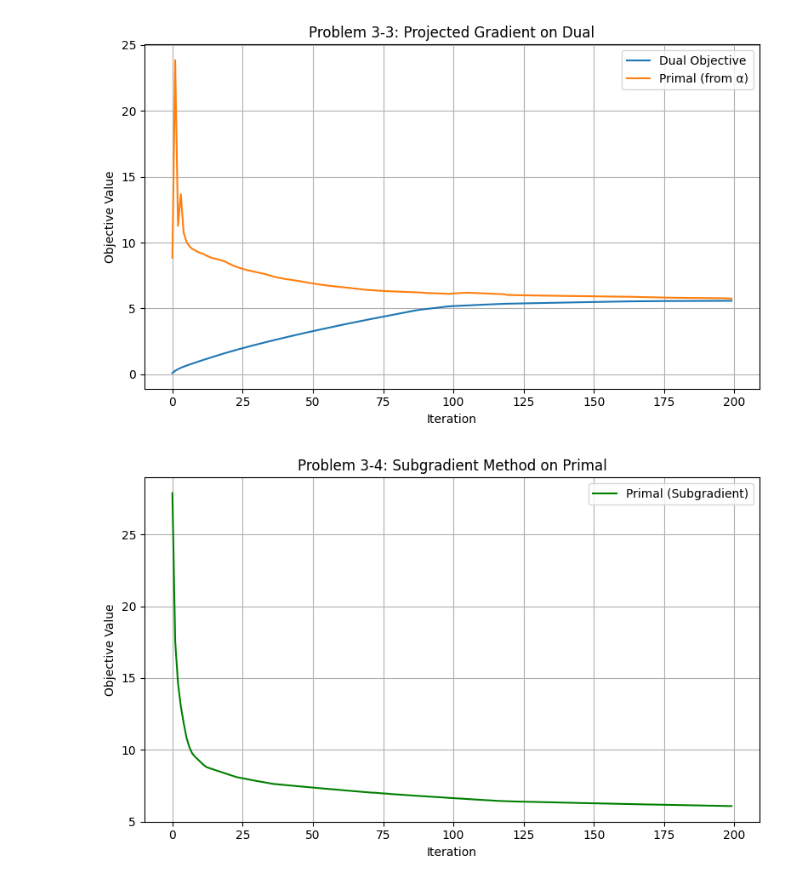
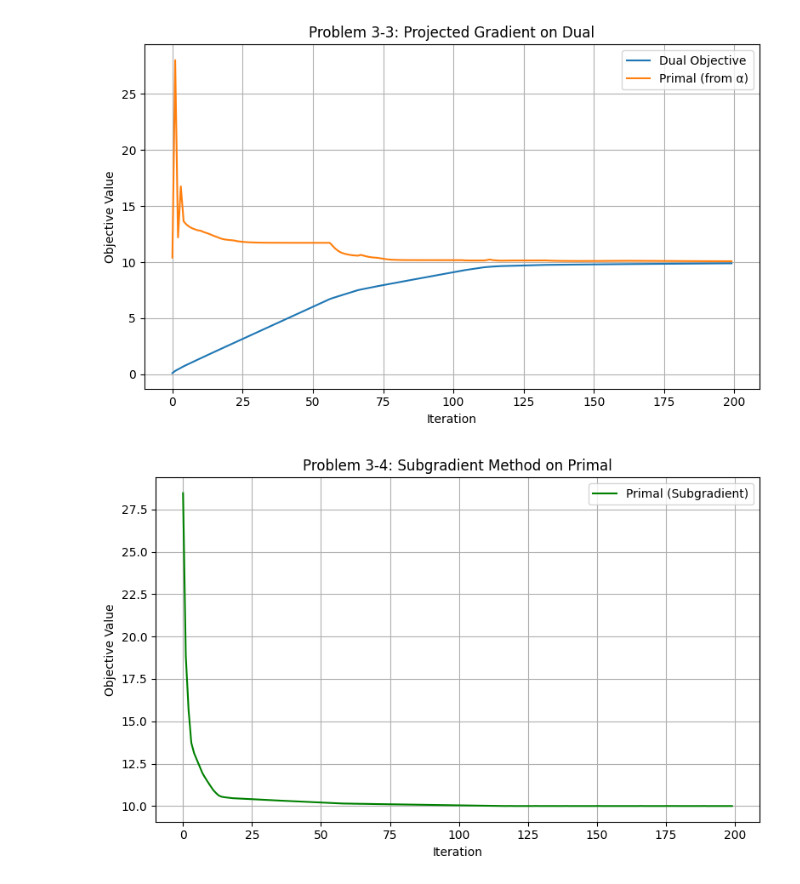
Before and after one commit to hinata3635/advanced_machine_learning, a Jupyter notebook: problem3.ipynb, the cells around one changed output. Saved outputs shown, nothing was run; the diff lists cells and outputs as text; code cells hidden in the pictures.

```diff
--- a/problem3.ipynb
+++ b/problem3.ipynb
@@ -5,9 +5,9 @@ import matplotlib.pyplot as plt
 # --- データ生成 ---
 np.random.seed(0)
 n = 40
+omega = np.random.randn(1)
+noise = 0.8 * np.random.randn(n, 1)
 x = np.random.randn(n, 2)
-omega = np.array([2.0])
-noise = 0.1 * np.random.randn(n, 1)
 y = 2 * ((omega * x[:, 0:1] + x[:, 1:2] + noise) > 0) - 1
 y = y.flatten()
 
@@ -57,32 +57,32 @@ for t in range(max_iter):
     w -= eta * subgrad
 
     # 主目的関数値の記録
     hinge = np.maximum(0, 1 - y * (x @ w))
     primal_obj = np.sum(hinge) + lam * np.linalg.norm(w) ** 2
     subgrad_losses.append(primal_obj)
 
 # --- 小問3の図：DualとDualから得たPrimal ---
 plt.figure(figsize=(8, 5))
 plt.plot(dual_losses, label='Dual Objective')
 plt.plot(primal_losses_from_dual, label='Primal (from α)')
 plt.xlabel("Iteration")
 plt.ylabel("Objective Value")
 plt.title("Problem 3-3: Projected Gradient on Dual")
 plt.legend()
 plt.grid(True)
 plt.tight_layout()
 plt.show()
 
 # --- 小問4の図：SubgradientによるPrimal最適化 ---
 plt.figure(figsize=(8, 5))
 plt.plot(subgrad_losses, label='Primal (Subgradient)', color='green')
 plt.xlabel("Iteration")
 plt.ylabel("Objective Value")
 plt.title("Problem 3-4: Subgradient Method on Primal")
 plt.legend()
 plt.grid(True)
 plt.tight_layout()
 plt.show()
 # %% [output]
-[figure, old version]
+[figure, new version]
-[figure, old version]
+[figure, new version]
```
Also changed, not shown: 1 other file.
